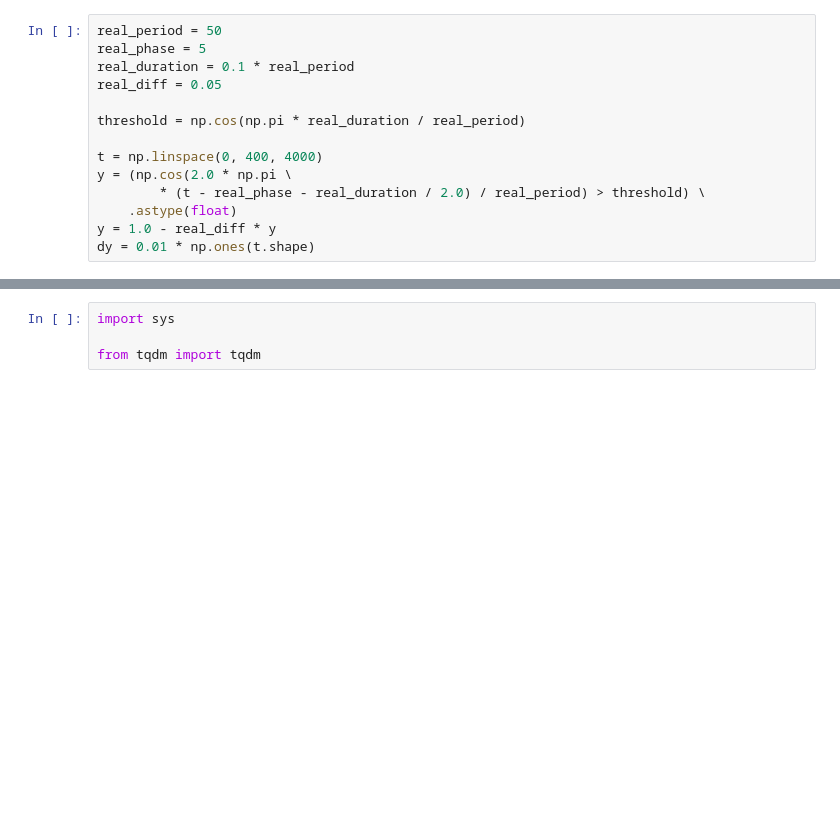
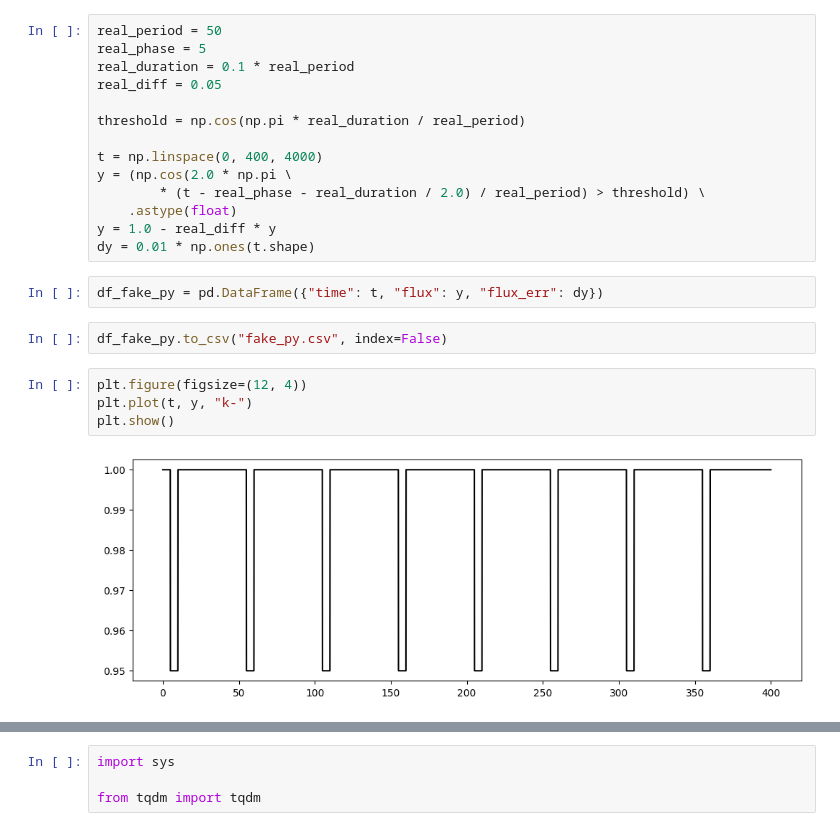
Before and after one commit to Arthur-Barreto/srp_illinois, a Jupyter notebook: notebooks/new_bls.ipynb, the cells around one changed output, grey strips where cells are left out. Drawn from its saved outputs; the diff is of its cells as text; blank space fills up the shorter version.

```diff
--- a/notebooks/new_bls.ipynb
+++ b/notebooks/new_bls.ipynb
@@ -56,6 +69,16 @@ y = (np.cos(2.0 * np.pi \
     .astype(float)
 y = 1.0 - real_diff * y
 dy = 0.01 * np.ones(t.shape)
+# %%
+df_fake_py = pd.DataFrame({"time": t, "flux": y, "flux_err": dy})
+# %%
+df_fake_py.to_csv("fake_py.csv", index=False)
+# %%
+plt.figure(figsize=(12, 4))
+plt.plot(t, y, "k-")
+plt.show()
+# %% [output]
+[figure, added]
 # %%
 from utils import auto_max_min_period, autoperiod, autophase
 
```
Also changed, not shown: parts of 10 cells of this notebook.
